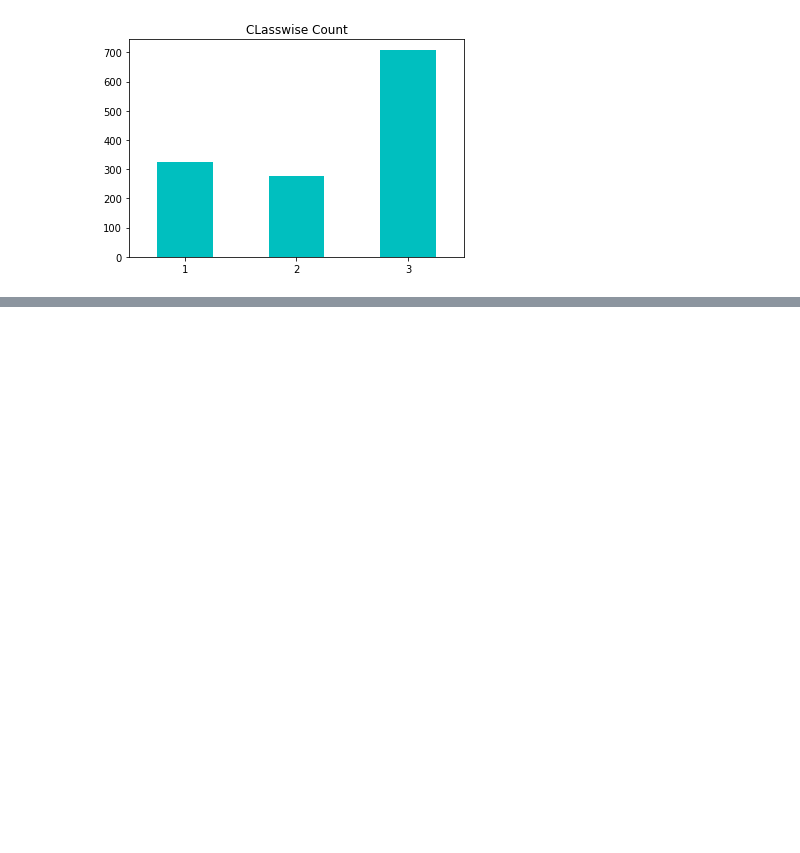
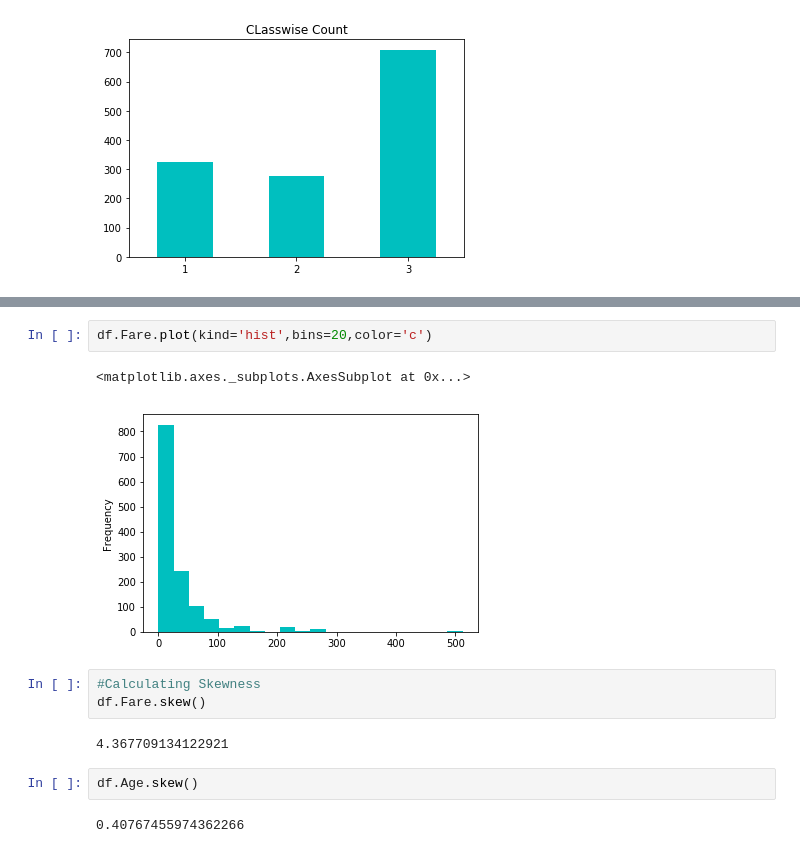
Before and after one commit to ytnvj2/titanic-disaster, a Jupyter notebook: notebooks/ExploratoryDataAnalysis.ipynb, the cells around one changed output, grey strips where cells are left out. Drawn from its saved outputs; the diff is of its cells as text; blank space fills up the shorter version.

```diff
--- a/notebooks/ExploratoryDataAnalysis.ipynb
+++ b/notebooks/ExploratoryDataAnalysis.ipynb
@@ -408,0 +423,14 @@ df.Pclass.value_counts(sort=False).plot(kind='bar',title='CLasswise Count',rot=0
+# %%
+df.Fare.plot(kind='hist',bins=20,color='c')
+# %% [output]
+<matplotlib.axes._subplots.AxesSubplot at 0x...>
+[figure, added]
+# %%
+#Calculating Skewness
+df.Fare.skew()
+# %% [output]
+4.367709134122921
+# %%
+df.Age.skew()
+# %% [output]
+0.40767455974362266
```
Also changed, not shown: parts of 100 cells of this notebook, 1 other file.
